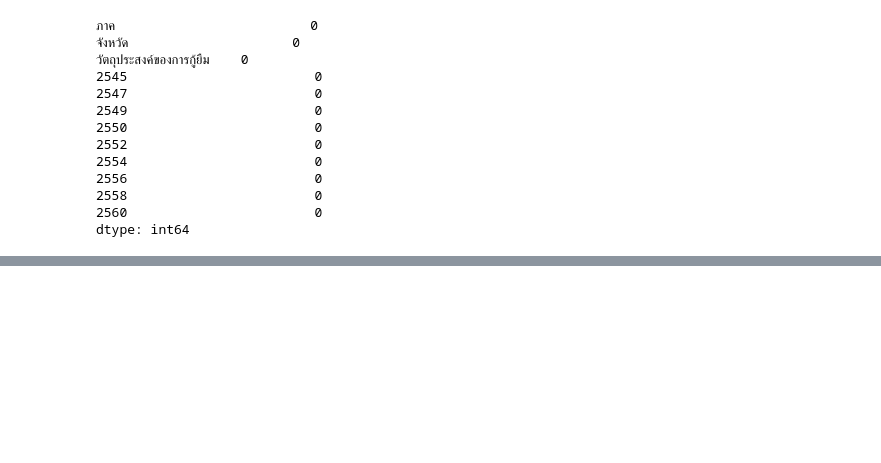
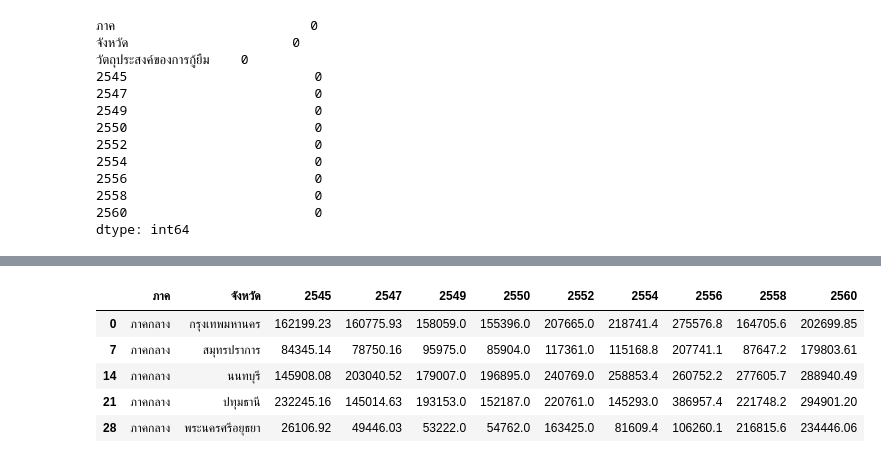
Before and after one commit to wsirigate/FDS_Project, a Jupyter notebook: improve version.ipynb, the cells around one changed output, grey strips where cells are left out. Cells and saved outputs as stored; diff of their text form; code cells hidden in the pictures; blank space fills up the shorter version.

```diff
--- a/improve version.ipynb
+++ b/improve version.ipynb
@@ -75,0 +101,9 @@ df.sample(10)
+# %%
+total_debt.head(5)
+# %% [output]
+|  | ภาค | จังหวัด | 2545 | 2547 | 2549 | 2550 | 2552 | 2554 | 2556 | 2558 | 2560 |
+| 0 | ภาคกลาง | กรุงเทพมหานคร | 162199.23 | 160775.93 | 158059.0 | 155396.0 | 207665.0 | 218741.4 | 275576.8 | 164705.6 | 202699.85 |
+| 7 | ภาคกลาง | สมุทรปราการ | 84345.14 | 78750.16 | 95975.0 | 85904.0 | 117361.0 | 115168.8 | 207741.1 | 87647.2 | 179803.61 |
+| 14 | ภาคกลาง | นนทบุรี | 145908.08 | 203040.52 | 179007.0 | 196895.0 | 240769.0 | 258853.4 | 260752.2 | 277605.7 | 288940.49 |
+| 21 | ภาคกลาง | ปทุมธานี | 232245.16 | 145014.63 | 193153.0 | 152187.0 | 220761.0 | 145293.0 | 386957.4 | 221748.2 | 294901.20 |
+| 28 | ภาคกลาง | พระนครศรีอยุธยา | 26106.92 | 49446.03 | 53222.0 | 54762.0 | 163425.0 | 81609.4 | 106260.1 | 216815.6 | 234446.06 |
```
Also changed, not shown: parts of 24 cells of this notebook, 2 other files.
